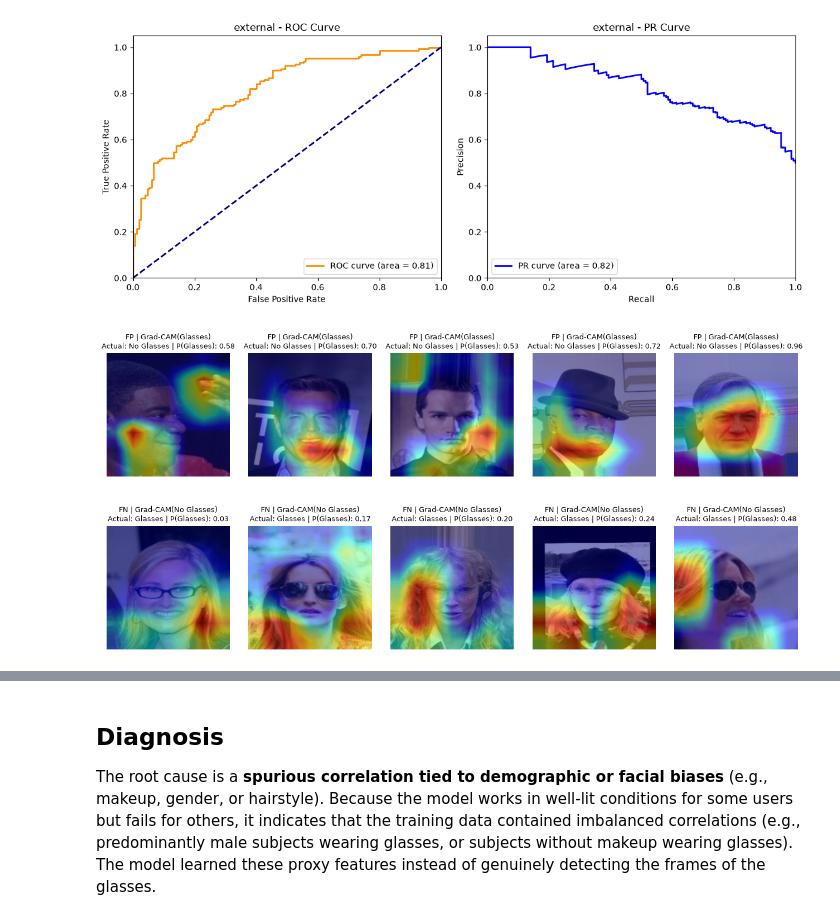
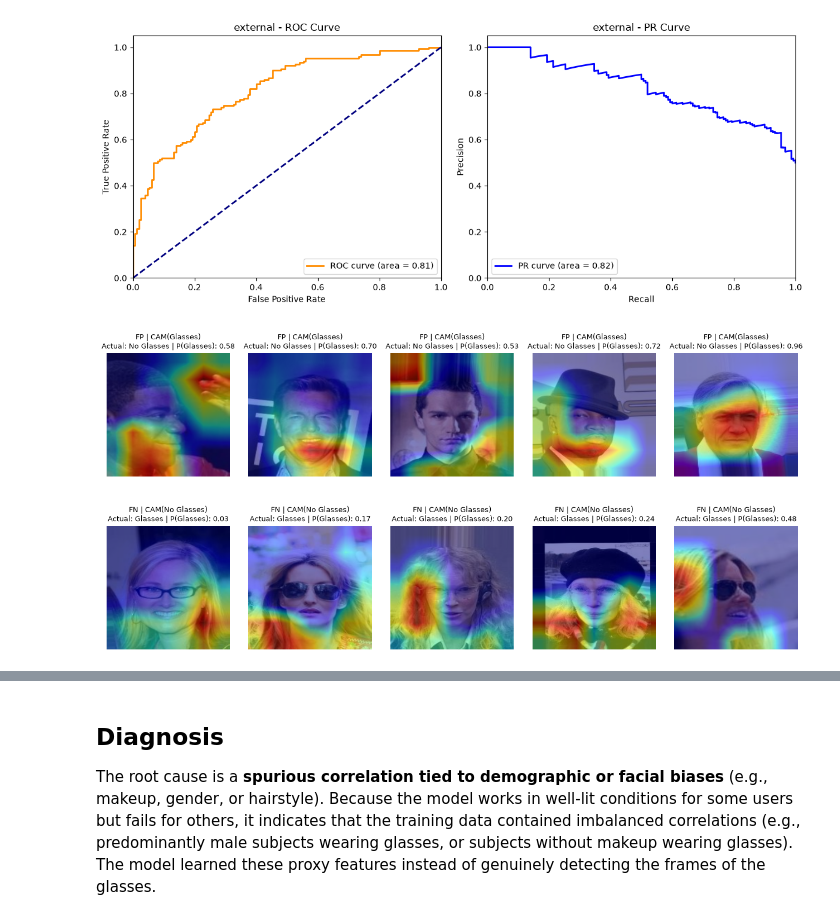
Before and after one commit to tritinvo18/ai_auditing, a Jupyter notebook: case2_improved.ipynb, the cells around one changed output, grey strips where cells are left out. Saved outputs shown, nothing was run; the diff lists cells and outputs as text; code cells hidden in the pictures.

```diff
--- a/case2_improved.ipynb
+++ b/case2_improved.ipynb
@@ -106,85 +106,63 @@ np.random.seed(10)
 selected_fp = np.random.choice(fp_indices, 5, replace=False)
 selected_fn = np.random.choice(fn_indices, 5, replace=False)
 
-# GRAD-CAM Implementation
+# CAM Implementation
 activation = {}
-gradients = {}
 
 def get_activation(name):
     def hook(model, input, output):
         activation[name] = output.detach()
     return hook
 
-def get_gradient(name):
-    def hook(model, grad_input, grad_output):
-        gradients[name] = grad_output[0].detach()
-    return hook
-
 target_layer = resnet_frozen.layer4[1].conv2
-hook_handle_forward = target_layer.register_forward_hook(get_activation('layer4_conv2'))
-hook_handle_backward = target_layer.register_full_backward_hook(get_gradient('layer4_conv2'))
+hook_handle = target_layer.register_forward_hook(get_activation('layer4_conv2'))
 
 cam_groups = [
     ('FP', selected_fp),
     ('FN', selected_fn)
 ]
 
 resnet_frozen.eval()
 fig, axes = plt.subplots(2, 5, figsize=(16, 7))
 
-for row, (result, indices) in enumerate(cam_groups):
-    for col, idx in enumerate(indices):
-        x, y = test_external_dataset[idx]
-        x = x.to(device).unsqueeze(0)
-        x.requires_grad_()
+with torch.no_grad():
+    for row, (result, indices) in enumerate(cam_groups):
+        for col, idx in enumerate(indices):
+            x, y = test_external_dataset[idx]
+            x = x.to(device).unsqueeze(0)
 
-        # Run inference
-        resnet_frozen.zero_grad()
-        output = resnet_frozen(x)
-        pred = torch.argmax(output, dim=1).item()
-        prob_glasses = torch.softmax(output, dim=1)[0, 1].item()
+            # Run inference
+            output = resnet_frozen(x)
+            pred = torch.argmax(output, dim=1).item()
+            prob_glasses = torch.softmax(output, dim=1)[0, 1].item()
 
-        # Backward pass for target class
-        target_class = pred
-        output[0, target_class].backward()
+            # CAM computation using audit_utils
+            conv_feature_map = activation['layer4_conv2'][0]
+            fc_weights = resnet_frozen.fc.weight[pred].detach()
+            cam = audit_utils.compute_cam(conv_feature_map, fc_weights, image_size=(x.shape[2], x.shape[3]))
 
-        # Grad-CAM computation
-        conv_feature_map = activation['layer4_conv2'][0]
-        conv_gradient = gradients['layer4_conv2'][0]
-        weights = torch.mean(conv_gradient, dim=(1, 2), keepdim=True)
-        cam = torch.sum(weights * conv_feature_map, dim=0)
-        cam = torch.relu(cam) # ReLU on CAM
+            x_display = audit_utils.denormalize_image(x.squeeze(0).cpu())
+            actual = 'Glasses' if y == 1 else 'No Glasses'
+            predicted = 'Glasses' if pred == 1 else 'No Glasses'
 
-        if torch.max(cam) > 0:
-            cam = cam / torch.max(cam)
-
-        cam = F.interpolate(
-            cam.unsqueeze(0).unsqueeze(0), size=(x.shape[2], x.shape[3]), mode='bilinear', align_corners=False
-        ).squeeze().cpu().numpy()
-
-        x_display = audit_utils.denormalize_image(x.squeeze(0).detach().cpu())
-        actual = 'Glasses' if y == 1 else 'No Glasses'
-        predicted = 'Glasses' if pred == 1 else 'No Glasses'
-
-        axes[row, col].imshow(x_display)
-        axes[row, col].imshow(cam, alpha=0.5, cmap='jet')
-        axes[row, col].set_title(
-            f'{result} | Grad-CAM({predicted})\n'
-            f'Actual: {actual} | P(Glasses): {prob_glasses:.2f}',
-            fontsize=9
-        )
-        axes[row, col].axis('off')
+            axes[row, col].imshow(x_display)
+            axes[row, col].imshow(cam, alpha=0.5, cmap='jet')
+            axes[row, col].set_title(
+                f'{result} | CAM({predicted})\n'
+                f'Actual: {actual} | P(Glasses): {prob_glasses:.2f}',
+                fontsize=9
+            )
+            axes[row, col].axis('off')
 
 axes[0,0].set_ylabel('FP\nNo Glasses -> Glasses', fontsize=11, labelpad=10)
 axes[1,0].set_ylabel('FN\nGlasses -> No Glasses', fontsize=11, labelpad=10)
 
 plt.subplots_adjust(hspace=0.35, wspace=0.15)
-plt.savefig('plot/case2_gradcam.png')
+plt.savefig('plot/case2_cam.png')
 plt.show()
 
-hook_handle_forward.remove()
-hook_handle_backward.remove()
+hook_handle.remove()
 # %% [output]
-[figure, old version]
+[figure, new version]
 # %% [markdown]
 ## Evaluation Processing Reasoning
```
Also changed, not shown: parts of 2 cells of this notebook, 17 other files.
